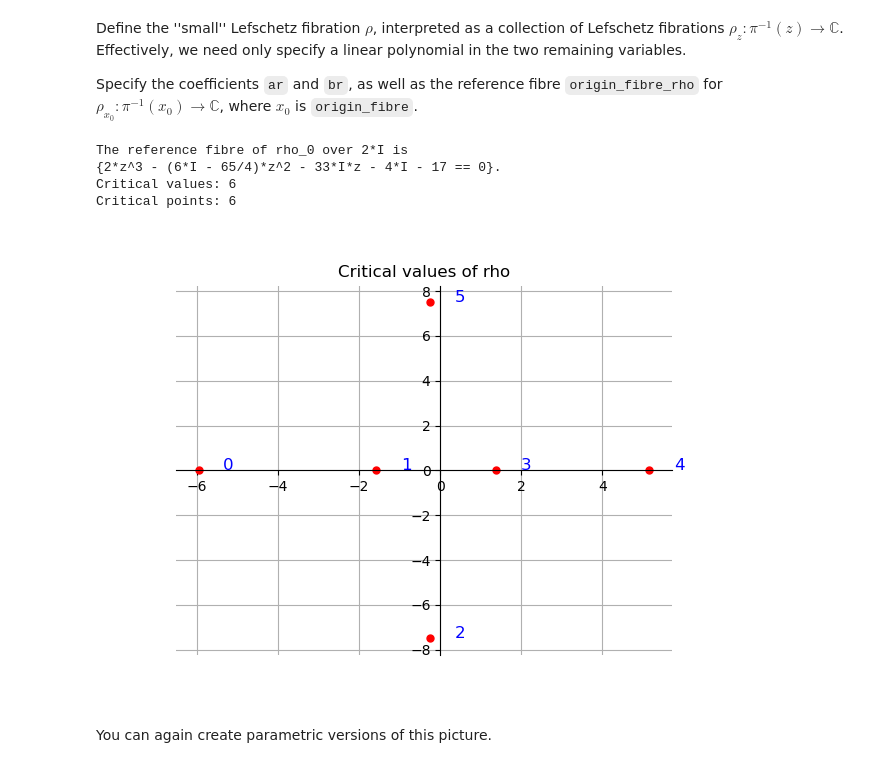
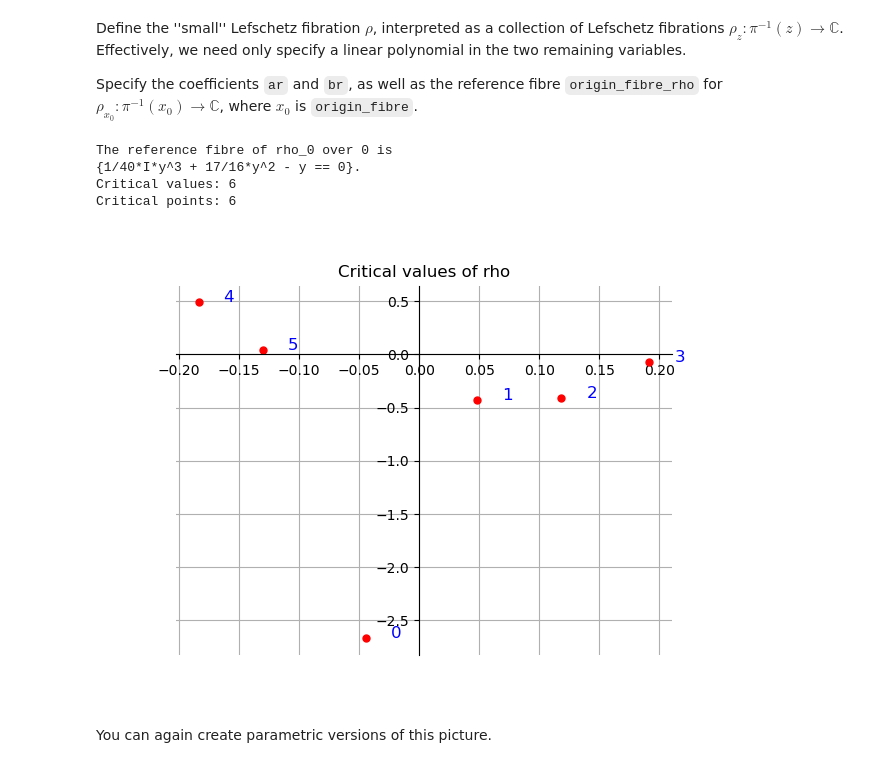
Before and after one commit to ViveLeFrance/AffineHandlebodies, a Jupyter notebook: p3d8.ipynb, the cells around one changed output. Drawn from its saved outputs; the diff is of its cells as text; code cells hidden in the pictures.

```diff
--- a/p3d8.ipynb
+++ b/p3d8.ipynb
@@ -61,15 +61,15 @@ pi = alpha*x + beta*y + gamma*z
 
 
 pi = pi.subs({
-    alpha:-2,
-    beta: 0.5,
-    gamma: 1
+    alpha:2*I,
+    beta: 0.4*I,
+    gamma: -1
 })
 
 pi = LefschetzFibration([x,y,z], X, pi)
 
 origin_fibre = 0
-solvefor=x
+solvefor=z
 
 print(f'The model fibre over {origin_fibre} is {{{pi.get_fibre(origin_fibre, solvefor).expand()} == 0}}')
 
@@ -232,38 +158,38 @@ Specify the coefficients `ar` and `br`, as well as the reference fibre `origin_f
 # %%
 ar, br = var('ar, br', domain=CC)
 variables_rho = [x,y,z]
 variables_rho.remove(solvefor)
 x_rho = variables_rho[0]
 y_rho = variables_rho[1]
 
 rho = ar*x_rho + br*y_rho
 
 rho = rho.subs({
-    ar: 0.5,
-    br: 2
+    ar: 0.4,
+    br: 0.1
 })
 
-origin_fibre_rho = 2*I
+origin_fibre_rho = 0
 solvefor_rho = x_rho
 
 rho_0 = LefschetzFibration(variables_rho, pi.get_fibre(origin_fibre, solvefor), rho)
 
 crit_points_rho = rho_0.get_critical_points()
 crit_values_rho = sort_by_angle(rho_0.get_critical_values(), origin_fibre_rho)
 
 ref_fibre = rho_0.get_fibre(origin_fibre_rho, solvefor_rho).expand()
 
 print(f'The reference fibre of rho_0 over {origin_fibre_rho} is \n{{{ref_fibre} == 0}}.')
 print(f'Critical values: {len(crit_values_rho)}')
 print(f'Critical points: {len(crit_points_rho)}')
 
 plot_points_ordered(crit_values_rho, origin_fibre_rho, title='Critical values of rho')
 # %% [output]
-The reference fibre of rho_0 over 2*I is
-{2*z^3 - (6*I - 65/4)*z^2 - 33*I*z - 4*I - 17 == 0}.
+The reference fibre of rho_0 over 0 is
+{1/40*I*y^3 + 17/16*y^2 - y == 0}.
 Critical values: 6
 Critical points: 6
-[figure, old version]
+[figure, new version]
 # %% [markdown]
 You can again create parametric versions of this picture.
 # %%
```
Also changed, not shown: parts of 8 cells of this notebook, 6 other files.
